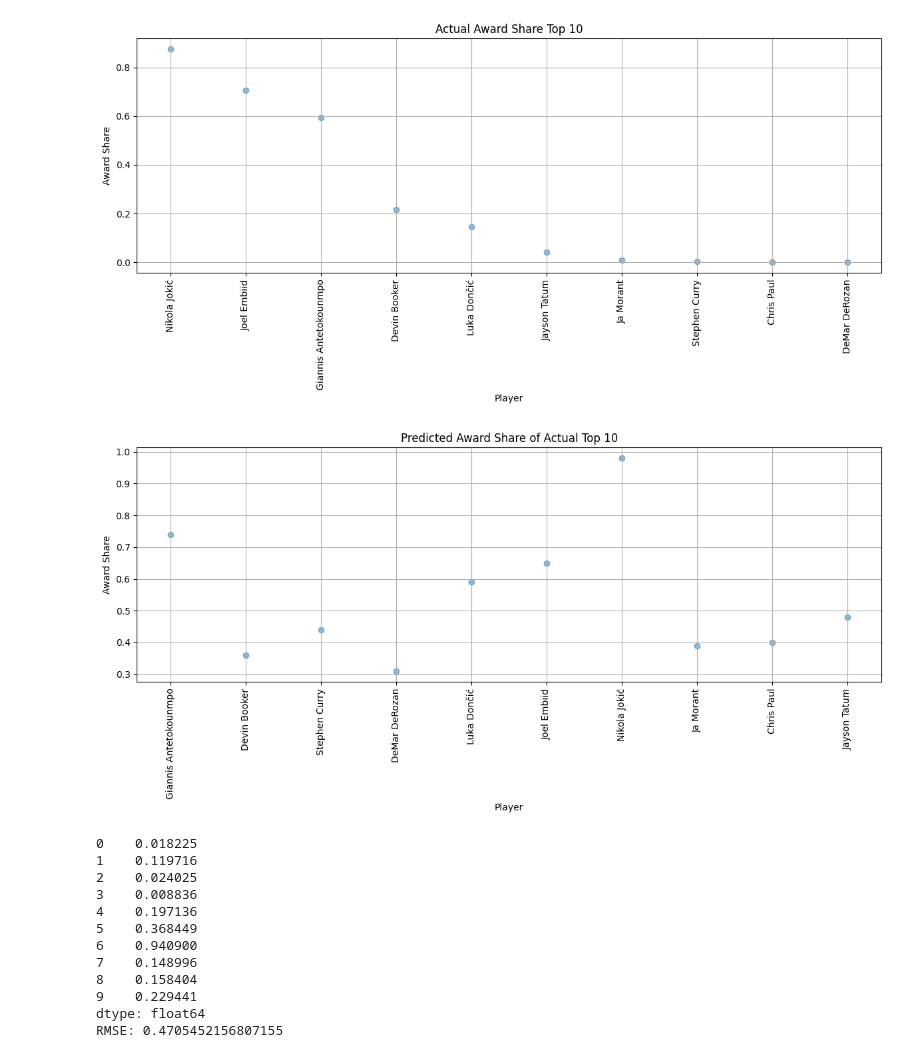
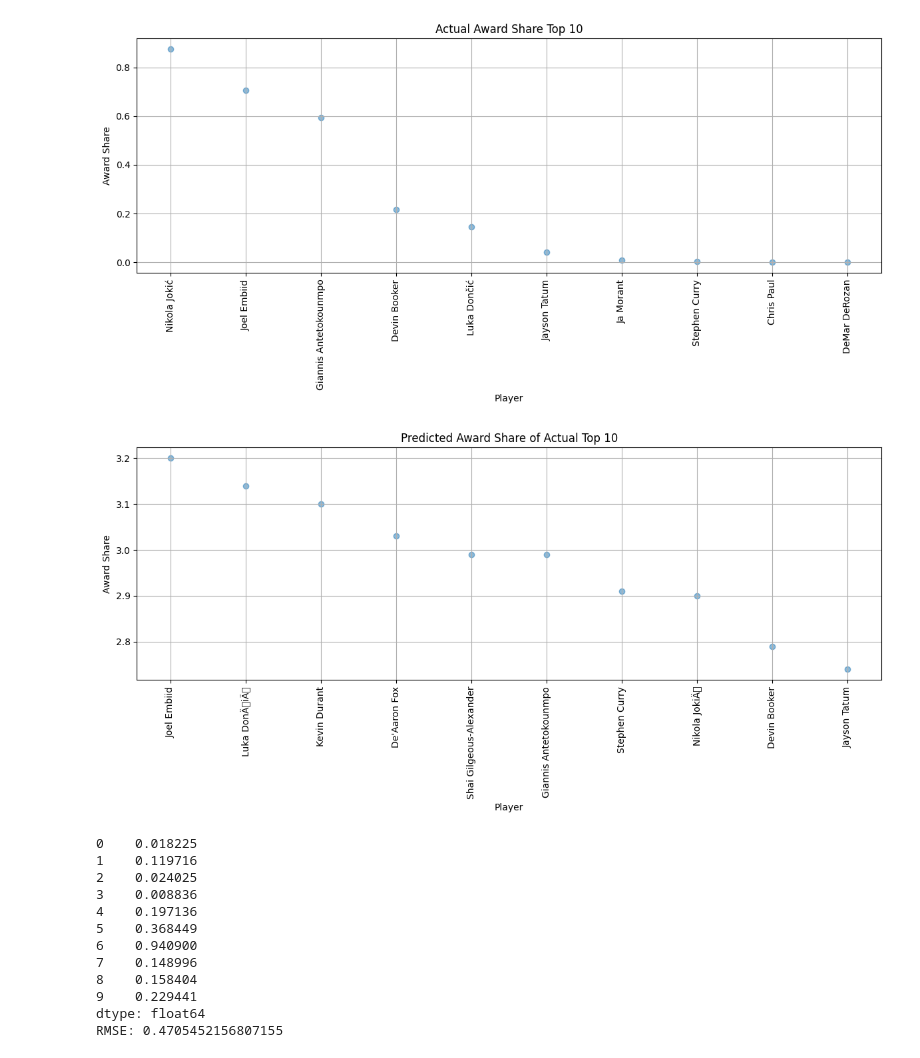
Before and after one commit to allstarak7/streamML, a Jupyter notebook: GraphingNotebook.ipynb, the cells around one changed output. Saved outputs shown, nothing was run; the diff lists cells and outputs as text; code cells hidden in the pictures.

```diff
--- a/GraphingNotebook.ipynb
+++ b/GraphingNotebook.ipynb
@@ -104,41 +125,41 @@ plt.show()
 # %% [output]
 [figure]
 # %%
-adf = pd.read_csv('NBA_Dataset.csv')
+adf = pd.read_csv('New_NBA_Dataset.csv')
 adf = adf[adf['mp_per_g'] >= 10]
-adf = adf[adf['season'] == 2022]
+adf = adf[adf['season'] == 2023]
 
 playerdf = adf["player"]
 ypredict = pd.DataFrame(y_test_predicted)
 # print(ypredict)
 
 
 newdf = pd.concat([playerdf.reset_index(drop=True), ypredict.reset_index(drop=True)], axis = 1, ignore_index=True)
 newdf = newdf[newdf[0].isin(df['player'])]
 # newdf = newdf[newdf[1] > 1]
-# newdf = newdf.nlargest(10, 1)
+newdf = newdf.nlargest(10, 1)
 newdf[1] = newdf[1] / 10
 
 
 plt.figure(figsize=(12, 6))  # Set the figure size
 plt.scatter(newdf[0], newdf[1], alpha=0.5)  # Plot 'award_share' vs 'player'
 
 # Set the title and labels
 plt.title('Predicted Award Share of Actual Top 10')
 plt.xlabel('Player')
 plt.ylabel('Award Share')
 
 # Rotate x-axis labels if they're lengthy to prevent overlap
 plt.xticks(rotation=90)
 
 # Show a grid for easier reading
 plt.grid(True)
 
 # Show the plot
 plt.tight_layout()  # Adjust the layout
 plt.show()
 # %% [output]
-[figure, old version]
+[figure, new version]
 # %%
 import numpy as np
 import pandas as pd
```
Also changed, not shown: parts of 4 cells of this notebook, 4 other files.
